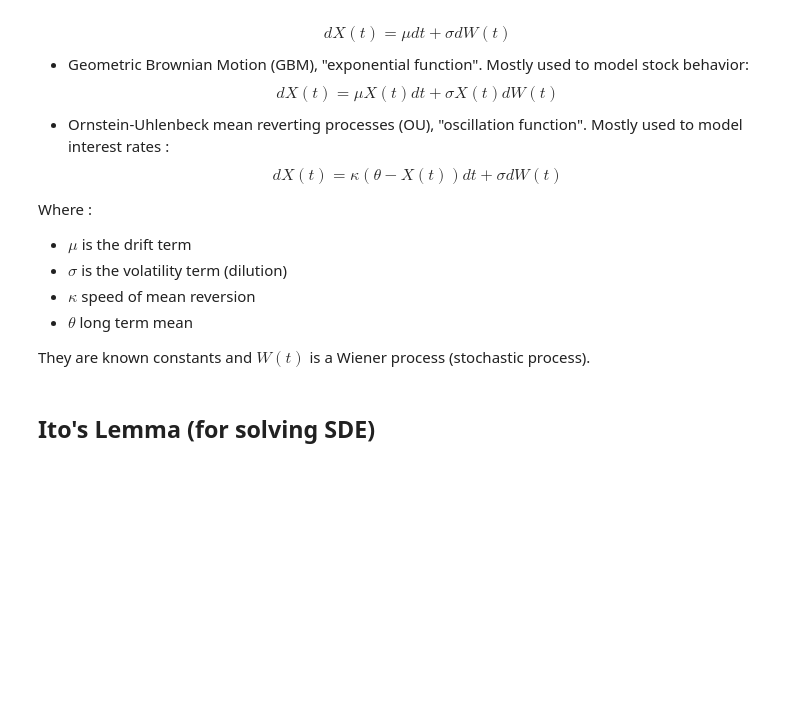
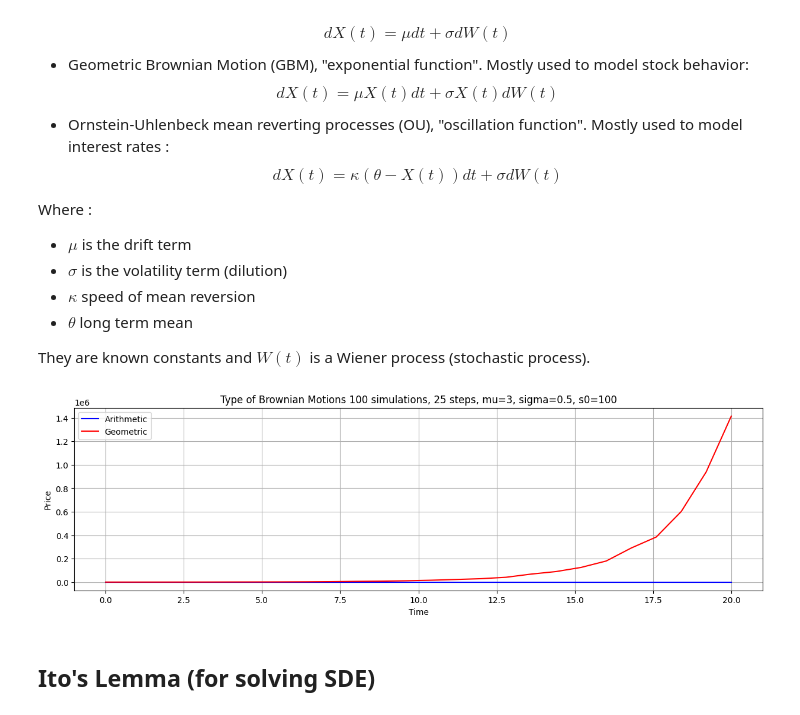
Before and after one commit to BaptisteZloch/Derivatives-journey-pricing-and-understanding, a Jupyter notebook: src/01_Stochastic_processes.ipynb, the cells around one changed output. Cells and saved outputs as stored; diff of their text form; code cells hidden in the pictures; blank space fills up the shorter version.

Commit message:
new simulations

```diff
--- a/src/01_Stochastic_processes.ipynb
+++ b/src/01_Stochastic_processes.ipynb
@@ -57,3 +55,29 @@ They are known constants and $W(t)$ is a Wiener process (stochastic process).
+# %%
+from modules.simulations import generate_brownian_paths, plot_paths_with_distribution
+import matplotlib.pyplot as plt
+import numpy as np
+
+
+n_sim = 100
+n_step = 25
+mu = 3
+sigma = 0.5
+T = 20
+s0 = 100
+
+time, abm_sim = generate_brownian_paths(n_sim, n_step, T, mu, sigma, s0, "ABM")
+time, gbm_sim = generate_brownian_paths(n_sim, n_step, T, mu, sigma, s0, "GBM")
+
+plt.figure(figsize=(15, 4))
+plt.title(f"Type of Brownian Motions {n_sim} simulations, {n_step} steps, mu={mu}, sigma={sigma}, s0={s0}",)
+plt.plot(time, np.mean(abm_sim, axis=0), color="blue", label="Arithmetic")
+plt.plot(time, np.mean(gbm_sim, axis=0), color="red", label="Geometric")
+plt.xlabel("Time")
+plt.ylabel("Price")
+plt.legend()
+plt.grid(True)
+# %% [output]
+[figure, added]
 # %% [markdown]
 ## Ito's Lemma (for solving SDE)
 # %% [markdown]
```
Also changed, not shown: parts of 3 cells of this notebook, 1 other file.
